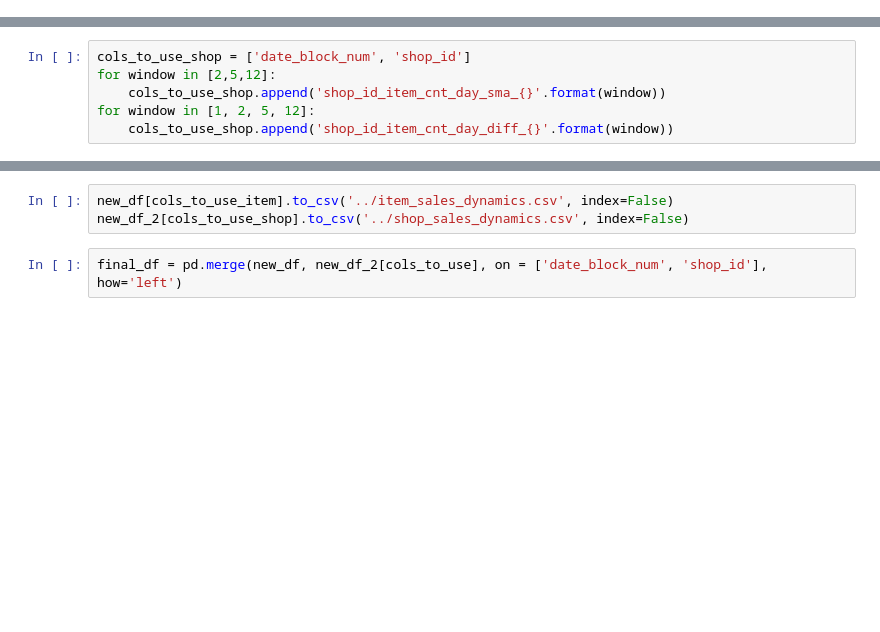
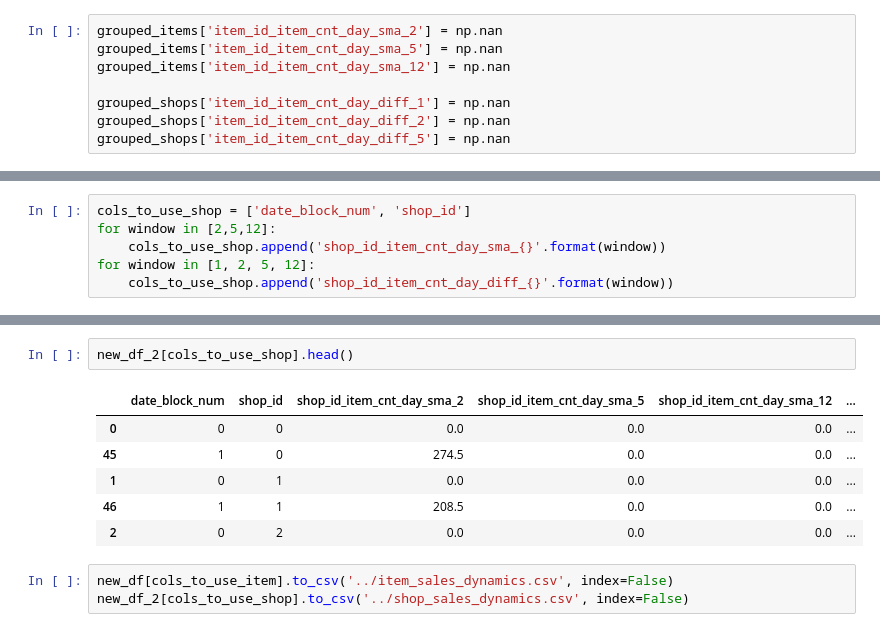
Before and after one commit to Artemgithubuser/kaggle_sales_prediction, a Jupyter notebook: notebooks/Sales dynamics.ipynb, the cells around one changed output, grey strips where cells are left out. Saved outputs shown, nothing was run; the diff lists cells and outputs as text; blank space fills up the shorter version.

```diff
--- a/notebooks/Sales dynamics.ipynb
+++ b/notebooks/Sales dynamics.ipynb
@@ -22,6 +14,14 @@ sales_g['item_id_item_cnt_day_diff_5'] = np.nan
 # %%
 grouped_items = sales.groupby(['date_block_num', 'item_id'])['item_cnt_day'].sum().reset_index()
 grouped_shops = sales.groupby(['date_block_num', 'shop_id'])['item_cnt_day'].sum().reset_index()
+# %%
+grouped_items['item_id_item_cnt_day_sma_2'] = np.nan
+grouped_items['item_id_item_cnt_day_sma_5'] = np.nan
+grouped_items['item_id_item_cnt_day_sma_12'] = np.nan
+
+grouped_shops['item_id_item_cnt_day_diff_1'] = np.nan
+grouped_shops['item_id_item_cnt_day_diff_2'] = np.nan
+grouped_shops['item_id_item_cnt_day_diff_5'] = np.nan
 # %%
 i = 0
 new_df=pd.DataFrame()
@@ -95,5 +126,12 @@ new_df[cols_to_use_item].head()
+# %%
+new_df_2[cols_to_use_shop].head()
+# %% [output]
+|  | date_block_num | shop_id | shop_id_item_cnt_day_sma_2 | shop_id_item_cnt_day_sma_5 | shop_id_item_cnt_day_sma_12 | ... |
+| 0 | 0 | 0 | 0.0 | 0.0 | 0.0 | ... |
+| 45 | 1 | 0 | 274.5 | 0.0 | 0.0 | ... |
+| 1 | 0 | 1 | 0.0 | 0.0 | 0.0 | ... |
+| 46 | 1 | 1 | 208.5 | 0.0 | 0.0 | ... |
+| 2 | 0 | 2 | 0.0 | 0.0 | 0.0 | ... |
 # %%
 new_df[cols_to_use_item].to_csv('../item_sales_dynamics.csv', index=False)
 new_df_2[cols_to_use_shop].to_csv('../shop_sales_dynamics.csv', index=False)
-# %%
-final_df = pd.merge(new_df, new_df_2[cols_to_use], on = ['date_block_num', 'shop_id'], how='left')
```
Also changed, not shown: parts of 5 cells of this notebook, 4 other files.
